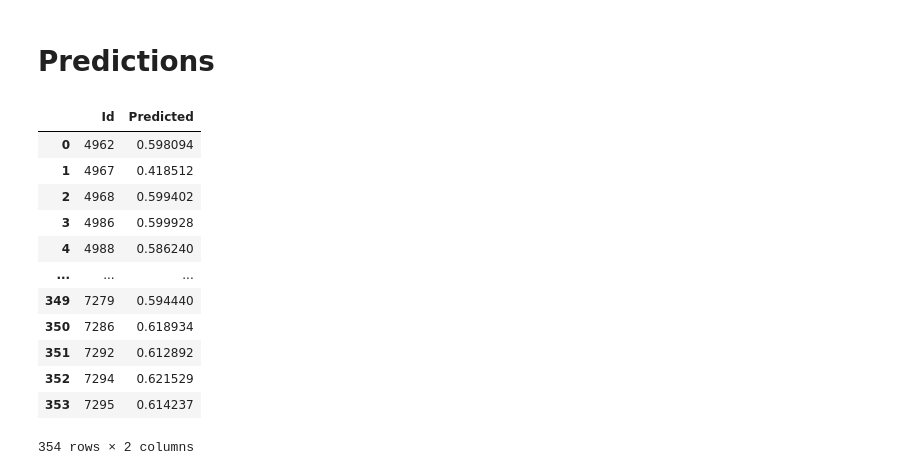
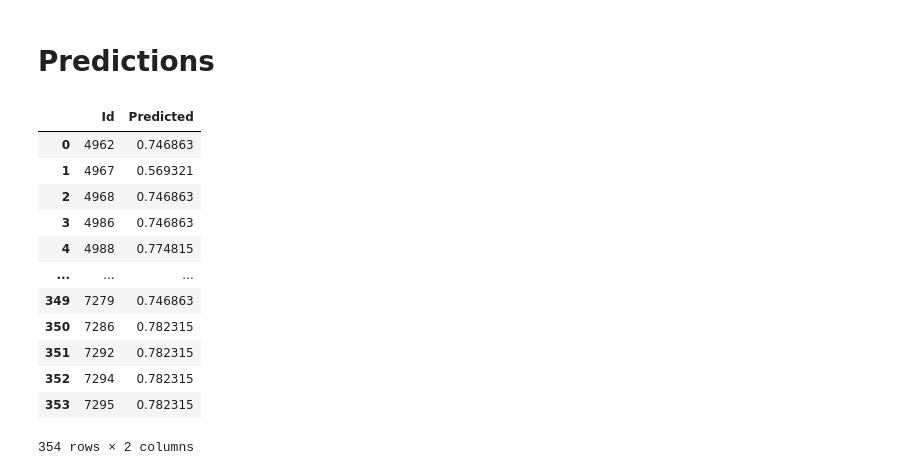
Before and after one commit to Ca-moes/AC, a Jupyter notebook: prediction.ipynb, the cells around one changed output. Cells and saved outputs as stored; diff of their text form; code cells hidden in the pictures.

```diff
--- a/prediction.ipynb
+++ b/prediction.ipynb
@@ -343,27 +343,27 @@ weighted avg       0.91      0.68      0.74        66
 # %%
 x_real = test_data[features]
 
 # change according to model
-predictions = rf.predict_proba(x_real)[:, -1]
+predictions = rf['clf'].predict_proba(x_real)[:, -1]
 
 submission = pd.DataFrame()
 submission['Id'] = test_data['loan_id']
 submission['Predicted'] = predictions
 
 submission.to_csv(date.today().strftime("%d-%m-%Y") + '.csv', index=False)
 
 submission
 # %% [output]
 |  | Id | Predicted |
-| 0 | 4962 | 0.598094 |
-| 1 | 4967 | 0.418512 |
-| 2 | 4968 | 0.599402 |
-| 3 | 4986 | 0.599928 |
-| 4 | 4988 | 0.586240 |
+| 0 | 4962 | 0.746863 |
+| 1 | 4967 | 0.569321 |
+| 2 | 4968 | 0.746863 |
+| 3 | 4986 | 0.746863 |
+| 4 | 4988 | 0.774815 |
 | ... | ... | ... |
-| 349 | 7279 | 0.594440 |
-| 350 | 7286 | 0.618934 |
-| 351 | 7292 | 0.612892 |
-| 352 | 7294 | 0.621529 |
-| 353 | 7295 | 0.614237 |
+| 349 | 7279 | 0.746863 |
+| 350 | 7286 | 0.782315 |
+| 351 | 7292 | 0.782315 |
+| 352 | 7294 | 0.782315 |
+| 353 | 7295 | 0.782315 |
 354 rows × 2 columns
```
Also changed, not shown: parts of 7 cells of this notebook, 5 other files.
